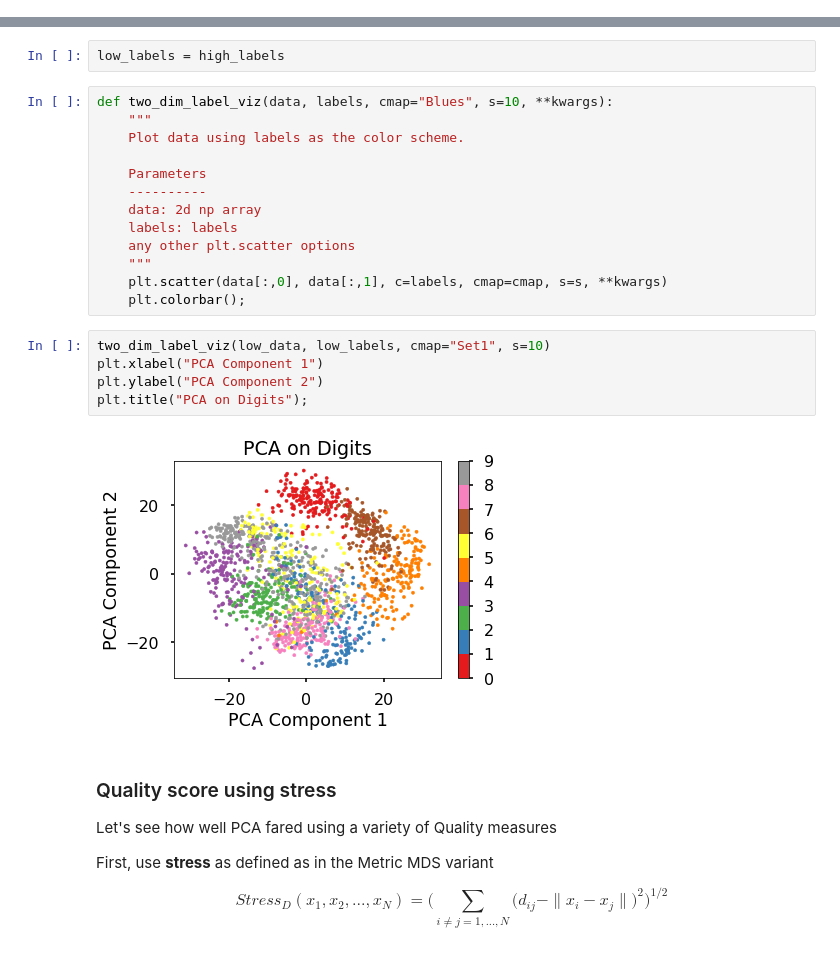
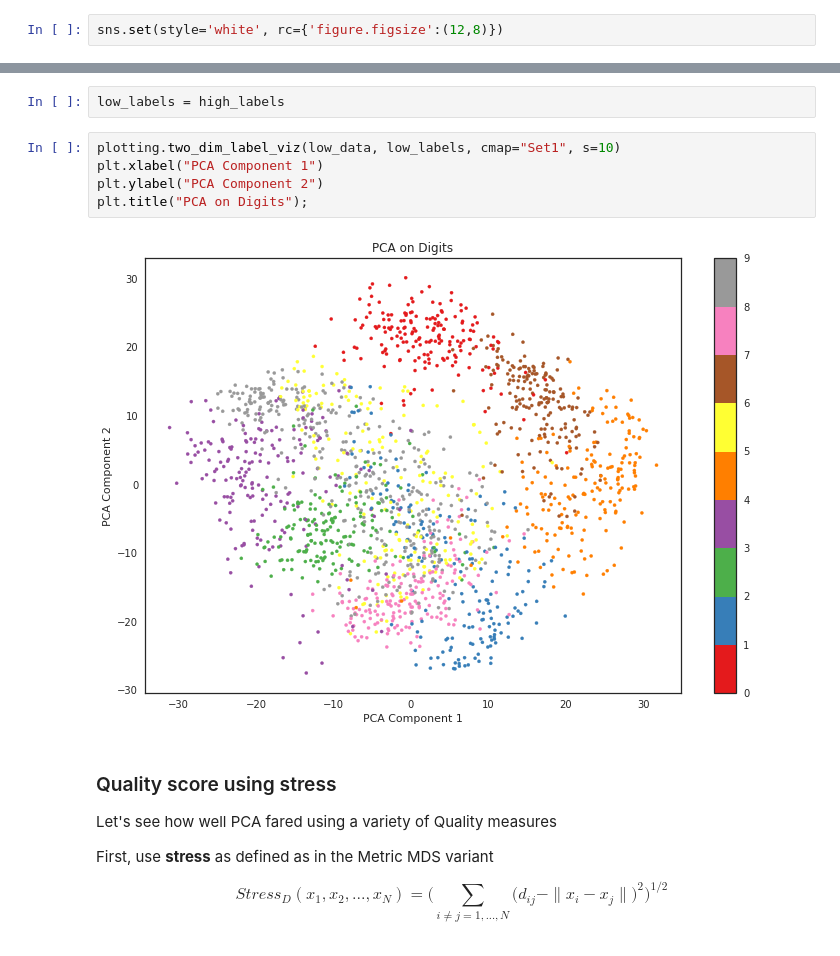
Before and after one commit to acwooding/dimension_reduction, a Jupyter notebook: notebooks/01-acw-initial-exploration.ipynb, the cells around one changed output, grey strips where cells are left out. Drawn from its saved outputs; the diff is of its cells as text.

```diff
--- a/notebooks/01-acw-initial-exploration.ipynb
+++ b/notebooks/01-acw-initial-exploration.ipynb
@@ -14,3 +23,5 @@ import numpy as np
+# %%
+sns.set(style='white', rc={'figure.figsize':(12,8)})
 # %% [markdown]
 ### Dimension Reduction Analysis
 
@@ -161,26 +172,13 @@ pca = PCA(n_components=2, svd_solver='arpack')
 low_data = pca.fit_transform(high_data)
 # %%
 low_labels = high_labels
-# %%
-def two_dim_label_viz(data, labels, cmap="Blues", s=10, **kwargs):
-    """
-    Plot data using labels as the color scheme.
-
-    Parameters
-    ----------
-    data: 2d np array
-    labels: labels
-    any other plt.scatter options
-    """
-    plt.scatter(data[:,0], data[:,1], c=labels, cmap=cmap, s=s, **kwargs)
-    plt.colorbar();
 # %%
-two_dim_label_viz(low_data, low_labels, cmap="Set1", s=10)
+plotting.two_dim_label_viz(low_data, low_labels, cmap="Set1", s=10)
 plt.xlabel("PCA Component 1")
 plt.ylabel("PCA Component 2")
 plt.title("PCA on Digits");
 # %% [output]
-[figure, old version]
+[figure, new version]
 # %% [markdown]
 ### Quality score using stress
 Let's see how well PCA fared using a variety of Quality measures
```
Also changed, not shown: parts of 37 cells of this notebook.
